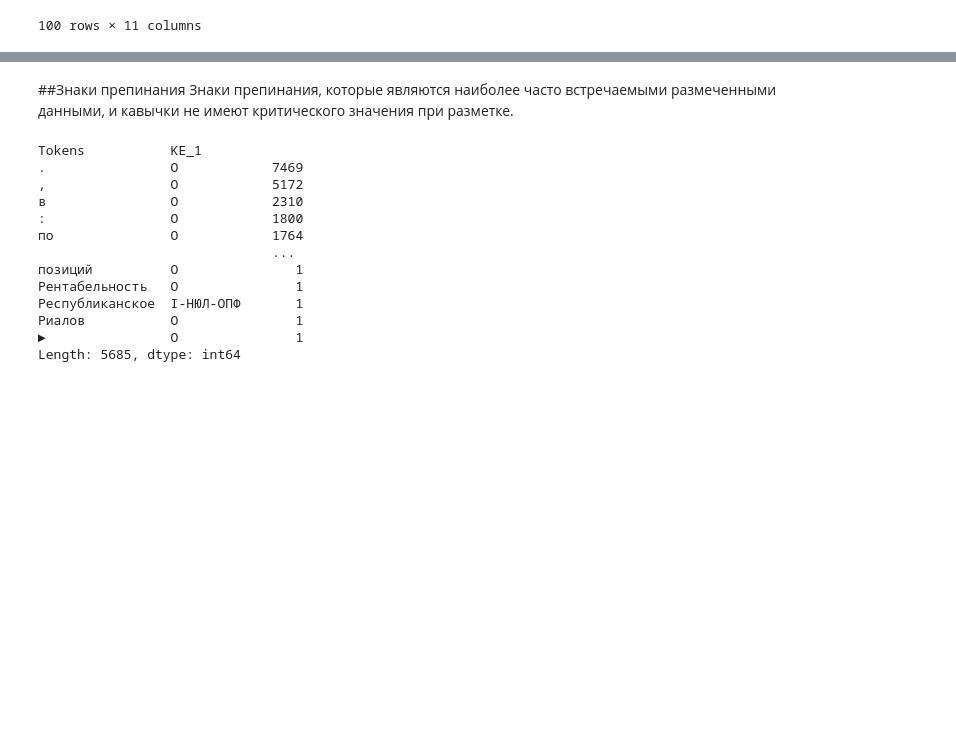
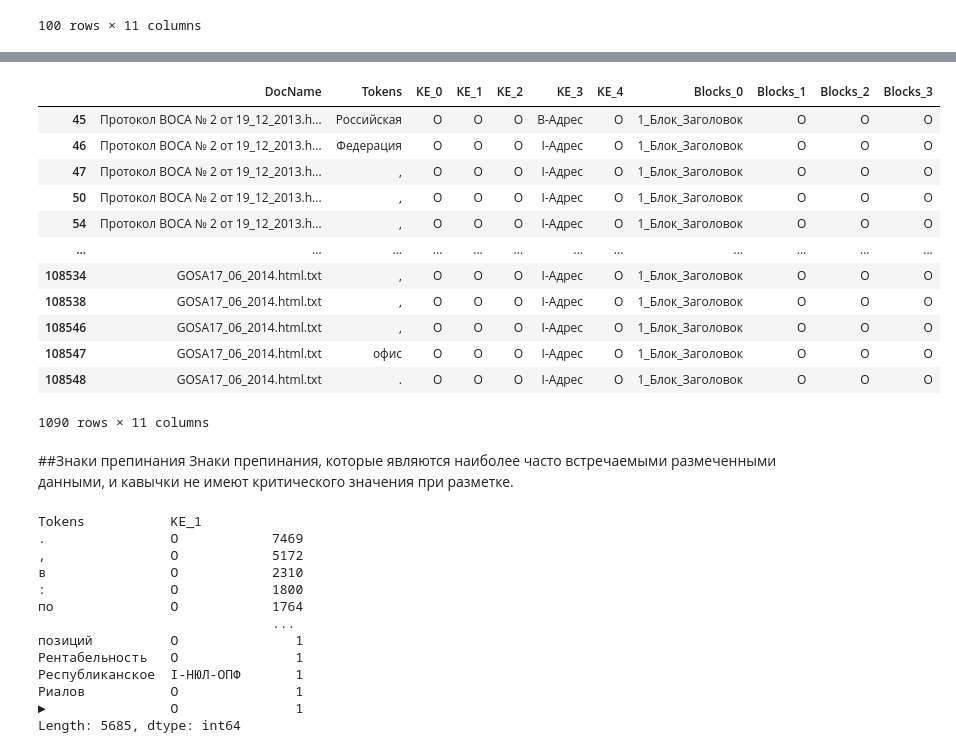
Before and after one commit to DDubrovina/3_Task, a Jupyter notebook: 3_Task.ipynb, the cells around one changed output, grey strips where cells are left out. Saved outputs shown, nothing was run; the diff lists cells and outputs as text; code cells hidden in the pictures; blank space fills up the shorter version.

```diff
--- a/3_Task.ipynb
+++ b/3_Task.ipynb
@@ -349,3 +360,19 @@ df[(df['Tokens'].str.isdigit()) & (~(df.KE_3.str.contains('Цифры')) & ~(df.
+# %%
+df[(df.KE_3.str.contains('Адрес')) & (~(df.KE_4.str.contains('Адрес')))]
+# %% [output]
+|  | DocName | Tokens | KE_0 | KE_1 | KE_2 | KE_3 | KE_4 | Blocks_0 | Blocks_1 | Blocks_2 | Blocks_3 |
+| 45 | Протокол ВОСА № 2 от 19_12_2013.h... | Российская | O | O | O | B-Адрес | O | 1_Блок_Заголовок | O | O | O |
+| 46 | Протокол ВОСА № 2 от 19_12_2013.h... | Федерация | O | O | O | I-Адрес | O | 1_Блок_Заголовок | O | O | O |
+| 47 | Протокол ВОСА № 2 от 19_12_2013.h... | , | O | O | O | I-Адрес | O | 1_Блок_Заголовок | O | O | O |
+| 50 | Протокол ВОСА № 2 от 19_12_2013.h... | , | O | O | O | I-Адрес | O | 1_Блок_Заголовок | O | O | O |
+| 54 | Протокол ВОСА № 2 от 19_12_2013.h... | , | O | O | O | I-Адрес | O | 1_Блок_Заголовок | O | O | O |
+| ... | ... | ... | ... | ... | ... | ... | ... | ... | ... | ... | ... |
+| 108534 | GOSA17_06_2014.html.txt | , | O | O | O | I-Адрес | O | 1_Блок_Заголовок | O | O | O |
+| 108538 | GOSA17_06_2014.html.txt | , | O | O | O | I-Адрес | O | 1_Блок_Заголовок | O | O | O |
+| 108546 | GOSA17_06_2014.html.txt | , | O | O | O | I-Адрес | O | 1_Блок_Заголовок | O | O | O |
+| 108547 | GOSA17_06_2014.html.txt | офис | O | O | O | I-Адрес | O | 1_Блок_Заголовок | O | O | O |
+| 108548 | GOSA17_06_2014.html.txt | . | O | O | O | I-Адрес | O | 1_Блок_Заголовок | O | O | O |
+1090 rows × 11 columns
 # %% [markdown]
 ##Знаки препинания
 Знаки препинания, которые являются наиболее часто встречаемыми размеченными данными,  и кавычки не имеют критического значения при разметке.
```
Also changed, not shown: parts of 10 cells of this notebook.
